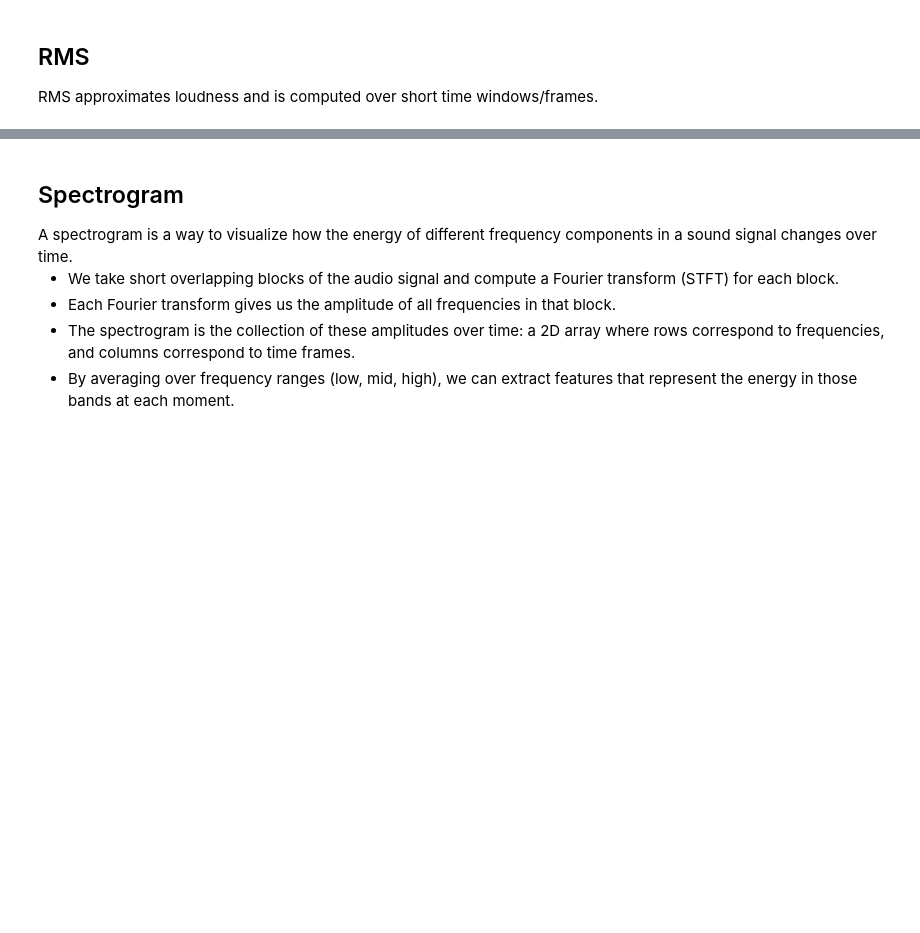
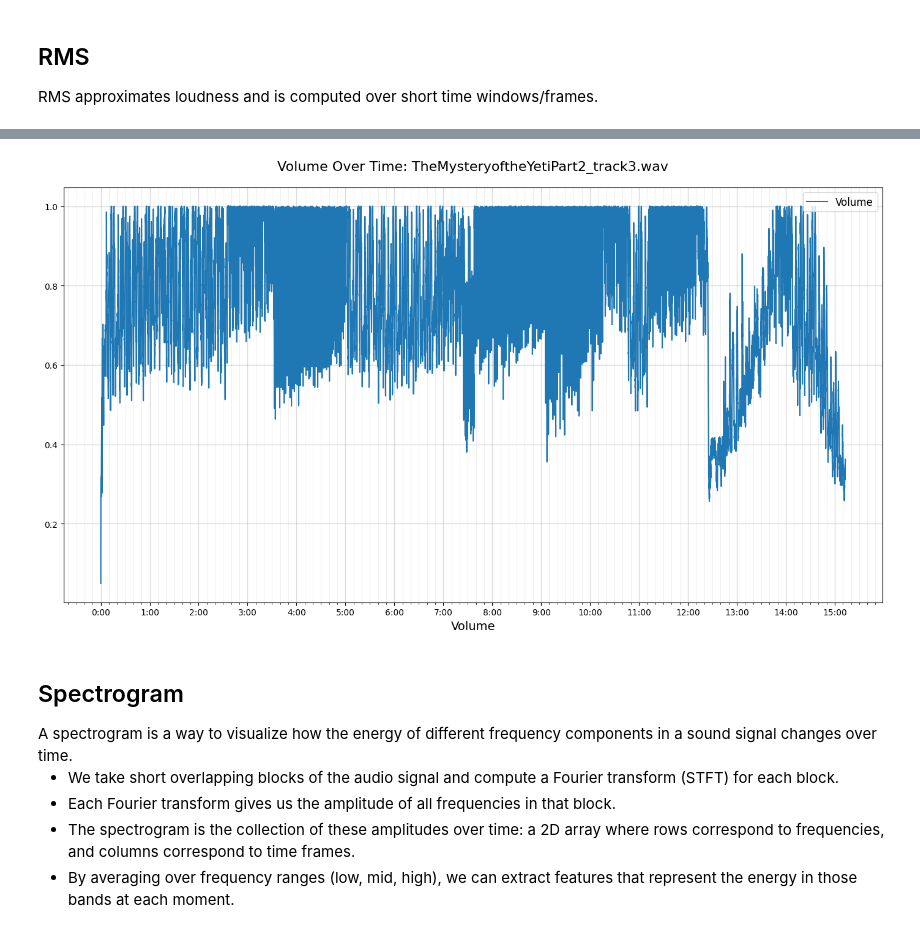
Before and after one commit to MilkaGruber/Sinestezija-fraktalov-in-elektronske-glasbe, a Jupyter notebook: music_analysis.ipynb, the cells around one changed output, grey strips where cells are left out. Cells and saved outputs as stored; diff of their text form; code cells hidden in the pictures; blank space fills up the shorter version.

```diff
--- a/music_analysis.ipynb
+++ b/music_analysis.ipynb
@@ -83,3 +92,34 @@ plt.show()
+# %%
+
+def plot_volume(analyzer, dt=0.01):
+    t_values = np.arange(0, analyzer.duration, dt)
+    volume = np.array([analyzer.features_at(t)["volume"] for t in t_values])
+
+    _, ax = plt.subplots(figsize=(14, 8))
+    ax.plot(t_values, volume, label='Volume')
+
+    ax.xaxis.set_major_locator(MultipleLocator(60))   # 1 minute
+    ax.xaxis.set_minor_locator(MultipleLocator(10))   # 10 seconds
+    ax.xaxis.set_major_formatter(FuncFormatter(mmss))
+
+    ax.set_xlabel("Time (s)", fontsize=14)
+    ax.set_xlabel("Volume", fontsize=14)
+    ax.set_title(
+    f"Volume Over Time: {os.path.basename(audio_file)}",
+    fontsize=16,
+    pad=20
+)
+
+    ax.grid(True, which="major", alpha=0.45, linewidth=1.0)
+    ax.grid(True, which="minor", alpha=0.25, linewidth=0.6)
+    ax.legend(fontsize=12, loc="upper right")
+
+    plt.tight_layout()
+    plt.show()
+
+plot_volume(analyzer)
+# %% [output]
+[figure, added]
 # %% [markdown]
 <h2>Spectrogram</h2>
 A spectrogram is a way to visualize how the energy of different
```
Also changed, not shown: parts of 16 cells of this notebook.
